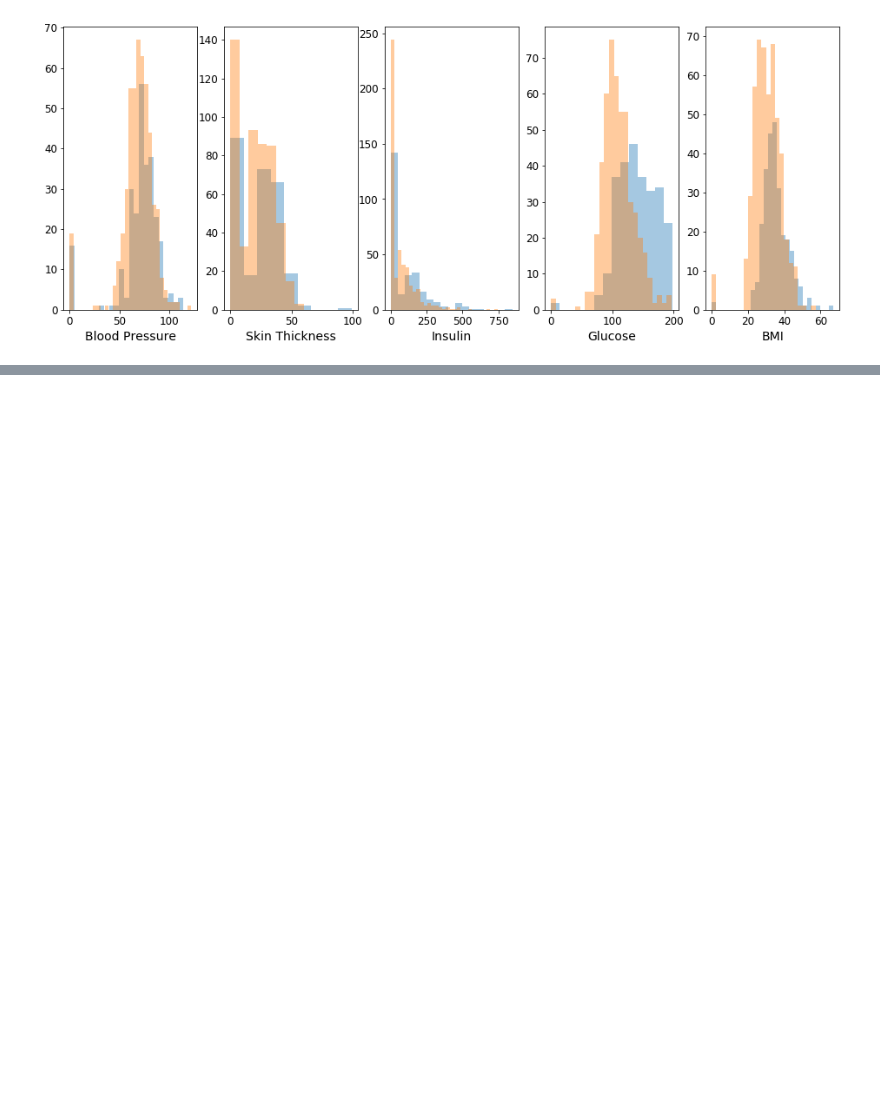
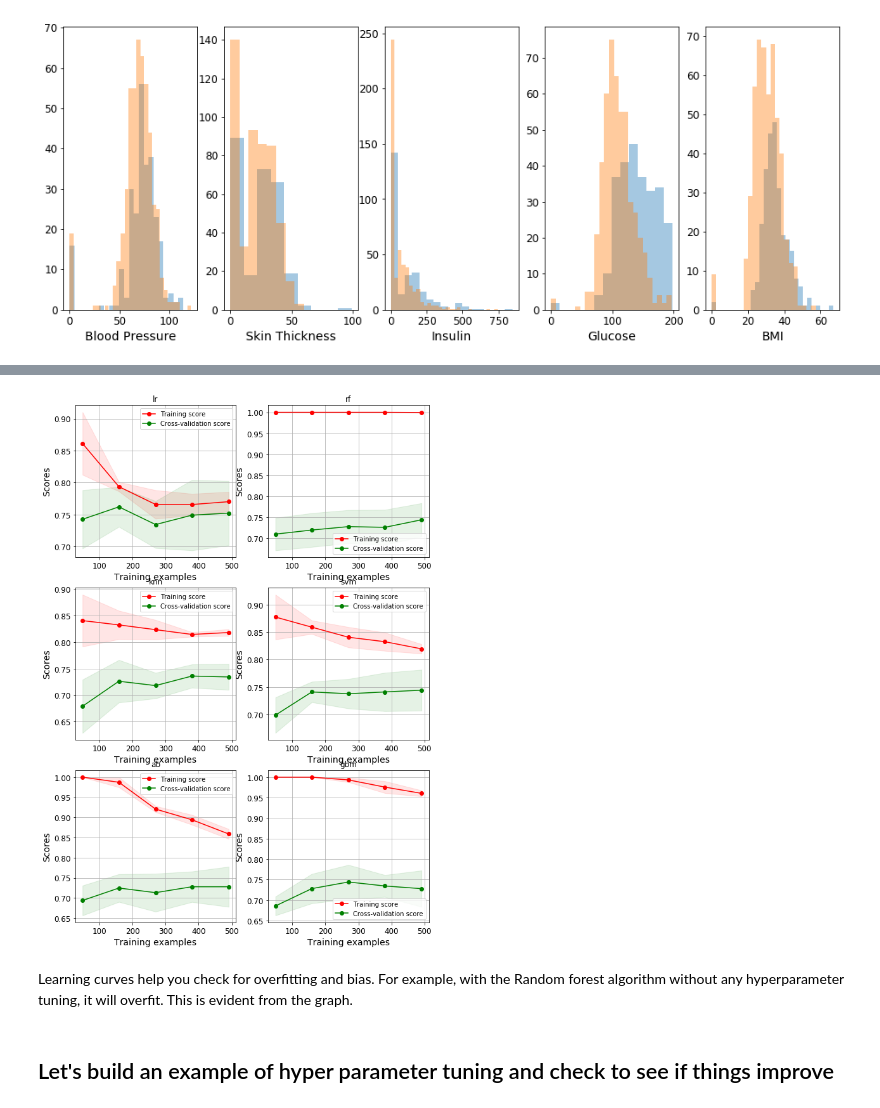
Before and after one commit to soorajpn123/diabetes_ml_practice, a Jupyter notebook: diabetes_ml_practice.ipynb, the cells around one changed output, grey strips where cells are left out. Saved outputs shown, nothing was run; the diff lists cells and outputs as text; code cells hidden in the pictures; blank space fills up the shorter version.

Commit message:
learning curves and GridSearch

```diff
--- a/diabetes_ml_practice.ipynb
+++ b/diabetes_ml_practice.ipynb
@@ -298,5 +279,0 @@ X.shape
-# %%
-# Scaling the input values
-normalizer = StandardScaler()
-X = normalizer.fit_transform(X)
-X_train, X_test, y_train, y_test = train_test_split(X, y, test_size=0.2, stratify = df.Outcome )
@@ -648,0 +284,61 @@ plt.show()
+# %%
+# Number of plots
+fig, axes = plt.subplots(3, 2, figsize=(10, 15))
+
+# Loop through your base estimators
+x = 0
+y = 0
+
+def plot_learning_curves(estimator, name, X_train, y_train, x, y, axes=axes):
+
+    # Get learning scores. You will get a score for each cv step
+    train_sizes, train_scores, test_scores, fit_times, _  = \
+                learning_curve(estimator, X_train, y_train, cv=5, return_times=True)
+
+    # Take the average of your cross validation results
+    train_scores_mean = np.mean(train_scores, axis=1)
+    train_scores_std = np.std(train_scores, axis=1)
+    test_scores_mean = np.mean(test_scores, axis=1)
+    test_scores_std = np.std(test_scores, axis=1)
+    fit_times_mean = np.mean(fit_times, axis=1)
+    fit_times_std = np.std(fit_times, axis=1)
+
+    # Assigning to one graph
+    if isinstance(axes,np.ndarray):
+        ax = axes[x,y]
+    else:
+        ax = axes
+    ax.grid()
+
+    # plotting test and training scores and one std away
+    ax.fill_between(train_sizes, train_scores_mean - train_scores_std,
+                    train_scores_mean + train_scores_std, alpha=0.1,
+                    color="r")
+    ax.fill_between(train_sizes, test_scores_mean - test_scores_std,
+                         test_scores_mean + test_scores_std, alpha=0.1,
+                         color="g")
+    ax.plot(train_sizes, train_scores_mean, 'o-', color="r",
+                 label="Training score")
+    ax.plot(train_sizes, test_scores_mean, 'o-', color="g",
+                 label="Cross-validation score")
+    ax.set_xlabel('Training examples')
+    ax.set_ylabel('Scores')
+    ax.set_title(name)
+    ax.legend(loc="best")
+
+# Calling learning curve function ('lr', 'dt', 'rf', 'svm', 'knn', 'ab', 'gbm')
+X = X_ki_train
+y = y_ki_train
+plot_learning_curves(base_estimators['lr'], 'lr', X, y, 0 ,0)
+plot_learning_curves(base_estimators['rf'], 'rf', X, y, 0 ,1)
+plot_learning_curves(base_estimators['knn'], 'knn', X, y, 1 ,0)
+plot_learning_curves(base_estimators['svm'], 'svm', X, y, 1 ,1)
+plot_learning_curves(base_estimators['ab'], 'ab', X, y, 2 ,0)
+plot_learning_curves(base_estimators['gbm'], 'gbm', X, y, 2 ,1)
+# %% [output]
+[figure, added]
+# %% [markdown]
+Learning curves help you check for overfitting and bias. For example, with the Random forest algorithm without any
+hyperparameter tuning, it will overfit. This is evident from the graph.
+# %% [markdown]
+## Let's build an example of hyper parameter tuning and check to see if things improve
```
Also changed, not shown: parts of 32 cells of this notebook.
